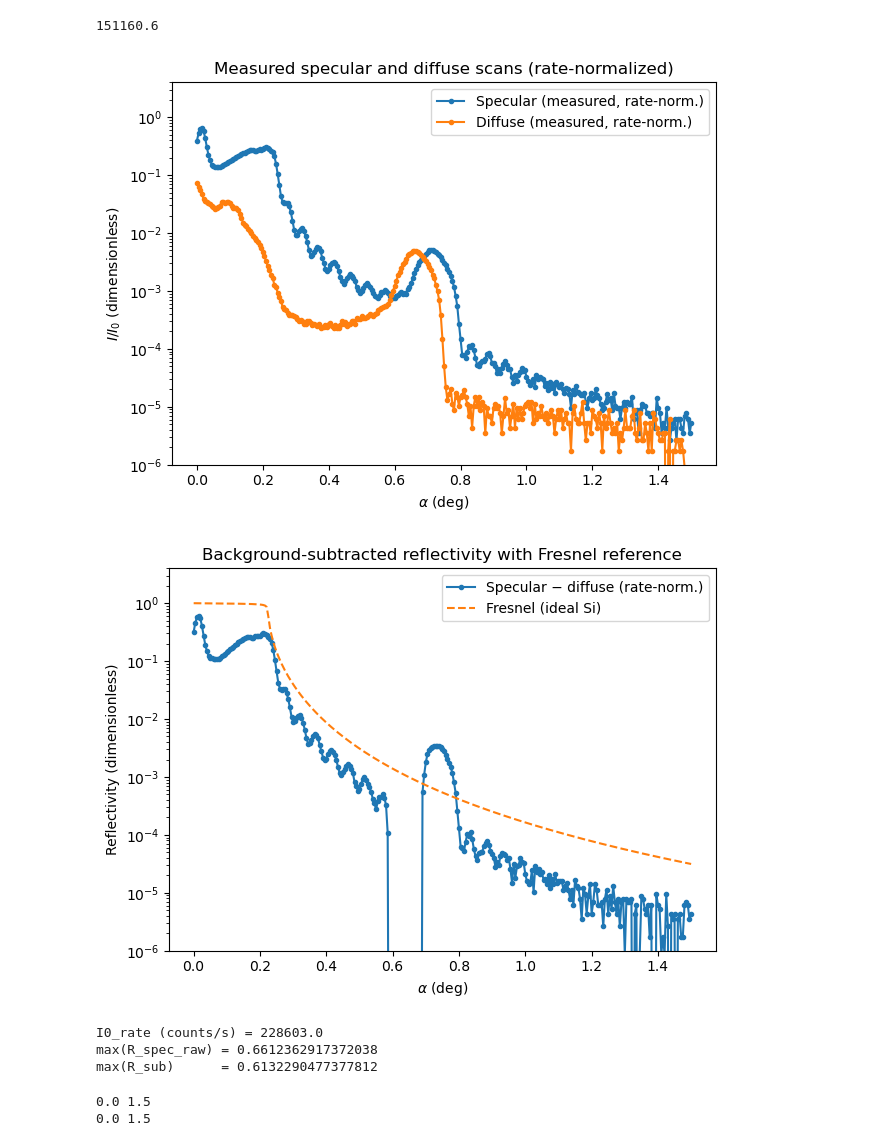
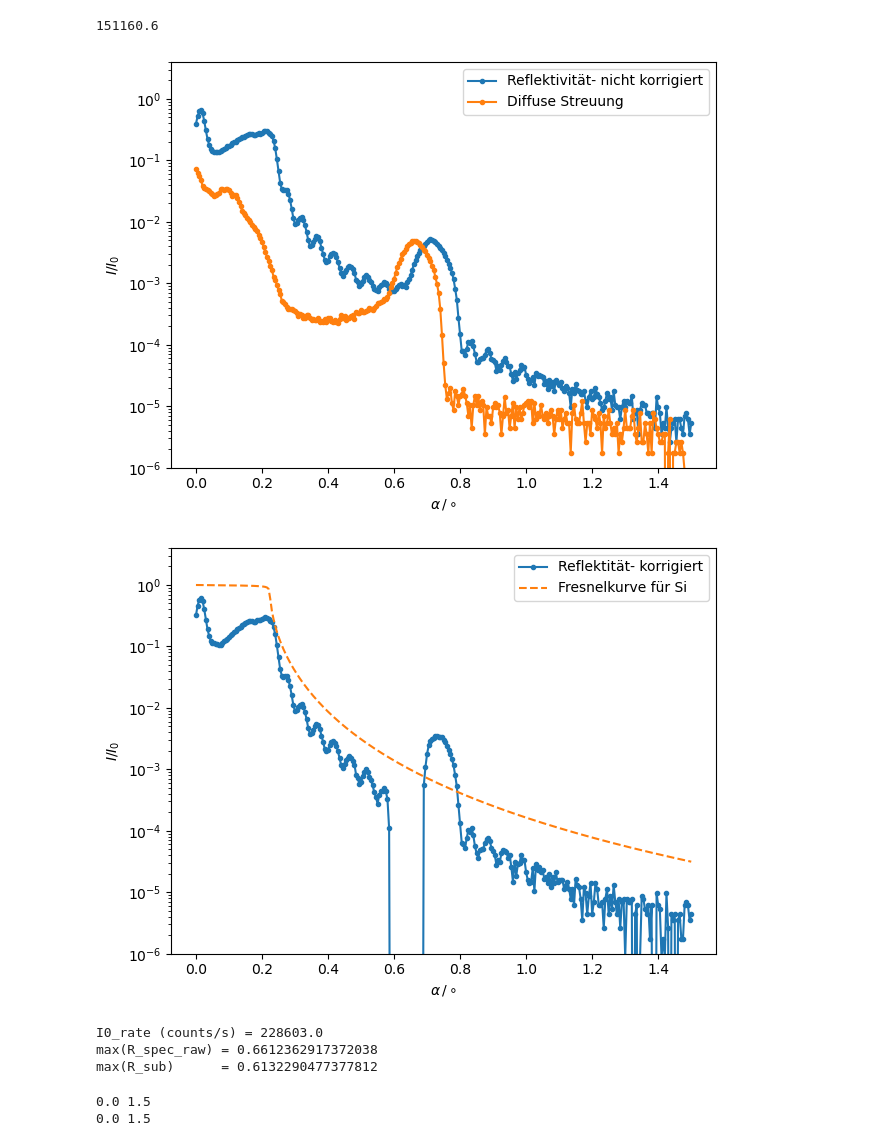
Before and after one commit to smsnfi12/Master-Praktikum, a Jupyter notebook: V44_Reflectrometry/analysis.ipynb, the cells around one changed output. Saved outputs shown, nothing was run; the diff lists cells and outputs as text; code cells hidden in the pictures.

```diff
--- a/V44_Reflectrometry/analysis.ipynb
+++ b/V44_Reflectrometry/analysis.ipynb
@@ -481,45 +480,43 @@ R_spec_raw = I_spec_rate / I0_rate
 R_diff_raw = I_diff_rate / I0_rate
 
 # ---- Interpolate diffuse onto specular grid and subtract ----
 R_diff_on_spec = np.interp(alpha_spec, alpha_diff, R_diff_raw)
 R_sub = np.clip(R_spec_raw - R_diff_on_spec, 0.0, None)
 
 # ---- Fresnel reflectivity (ideal smooth Si) on same alpha grid ----
 R_fresnel_si = fresnel_reflectivity(alpha_spec, lambda_A, delta_si, beta_si)
 
 # ---- Plot 1: measured specular and diffuse (rate-normalized) ----
 plt.figure()
-plt.semilogy(alpha_spec, np.clip(R_spec_raw, 1e-12, None), ".-", label="Specular (measured, rate-norm.)")
-plt.semilogy(alpha_diff, np.clip(R_diff_raw, 1e-12, None), ".-", label="Diffuse (measured, rate-norm.)")
-plt.xlabel(r"$\alpha$ (deg)")
-plt.ylabel(r"$I/I_0$ (dimensionless)")
-plt.title("Measured specular and diffuse scans (rate-normalized)")
+plt.semilogy(alpha_spec, np.clip(R_spec_raw, 1e-12, None), ".-", label="Reflektivität- nicht korrigiert")
+plt.semilogy(alpha_diff, np.clip(R_diff_raw, 1e-12, None), ".-", label="Diffuse Streuung")
+plt.xlabel(r"$\alpha\,/\circ$")
+plt.ylabel(r"$I/I_0$")
 plt.ylim(1e-6, 4)
 plt.legend()
 plt.tight_layout()
 plt.savefig('plots/ref_raw.pdf')
 plt.show()
 
 # ---- Plot 2: background-subtracted + Fresnel Si ----
 plt.figure()
-plt.semilogy(alpha_spec, np.clip(R_sub, 1e-12, None), ".-", label="Specular − diffuse (rate-norm.)")
-plt.semilogy(alpha_spec, np.clip(R_fresnel_si, 1e-12, None), "--", label="Fresnel (ideal Si)")
-plt.xlabel(r"$\alpha$ (deg)")
-plt.ylabel("Reflectivity (dimensionless)")
-plt.title("Background-subtracted reflectivity with Fresnel reference")
+plt.semilogy(alpha_spec, np.clip(R_sub, 1e-12, None), ".-", label="Reflektität- korrigiert")
+plt.semilogy(alpha_spec, np.clip(R_fresnel_si, 1e-12, None), "--", label="Fresnelkurve für Si")
+plt.xlabel(r"$\alpha\,/\circ$")
+plt.ylabel(r"$I/I_0$")
 plt.ylim(1e-6, 4)
 plt.legend()
 plt.tight_layout()
 plt.savefig('plots/ref_mod.pdf')
 plt.show()
 
 # ---- Quick sanity prints ----
 print("I0_rate (counts/s) =", I0_rate)
 print("max(R_spec_raw) =", float(np.nanmax(R_spec_raw)))
 print("max(R_sub)      =", float(np.nanmax(R_sub)))
 # %% [output]
-[figure, old version]
+[figure, new version]
-[figure, old version]
+[figure, new version]
 I0_rate (counts/s) = 228603.0
 max(R_spec_raw) = 0.6612362917372038
 max(R_sub)      = 0.6132290477377812
```
Also changed, not shown: parts of 9 cells of this notebook, 13 other files.
